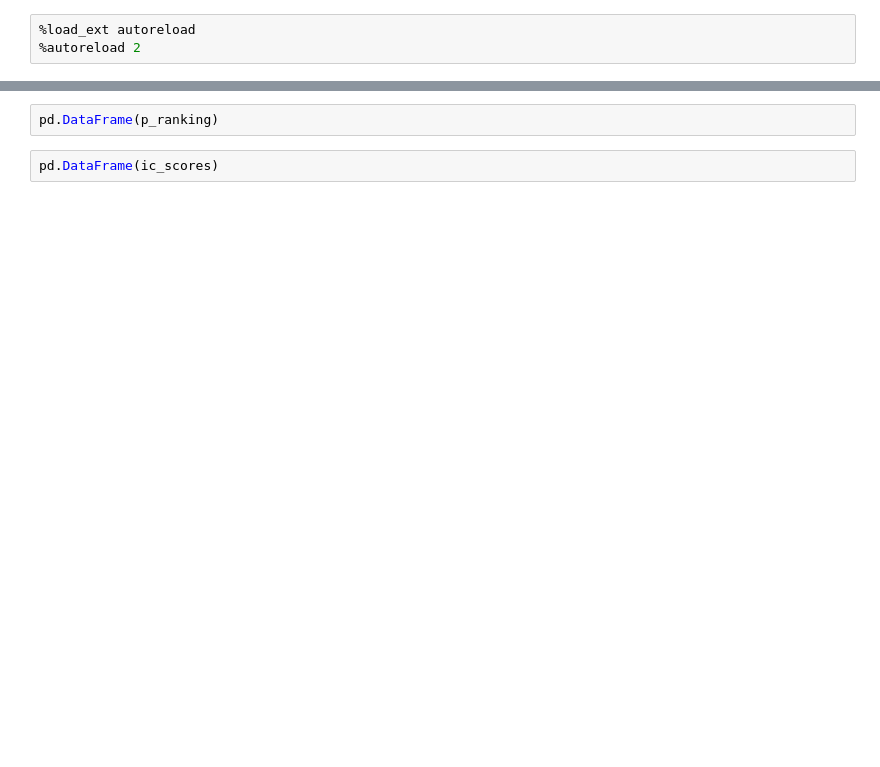
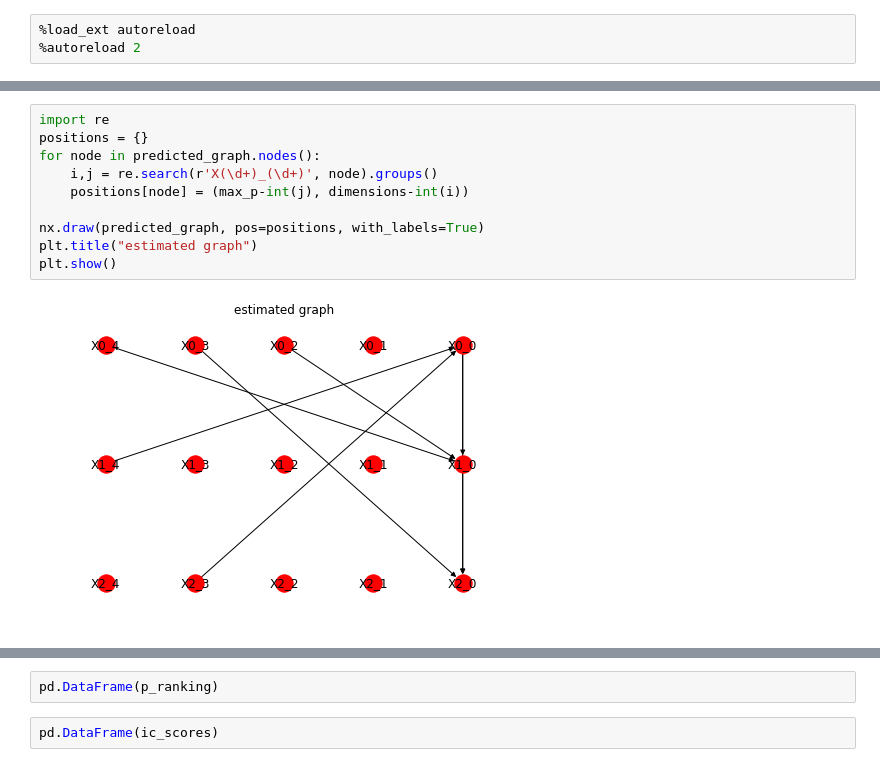
Before and after one commit to danthe96/CIoTS, a Jupyter notebook: simple_test.ipynb, the cells around one changed output, grey strips where cells are left out. Drawn from its saved outputs; the diff is of its cells as text; blank space fills up the shorter version.

```diff
--- a/simple_test.ipynb
+++ b/simple_test.ipynb
@@ -25,2 +26,14 @@ plt.show()
+# %%
+import re
+positions = {}
+for node in predicted_graph.nodes():
+    i,j = re.search(r'X(\d+)_(\d+)', node).groups()
+    positions[node] = (max_p-int(j), dimensions-int(i))
+
+nx.draw(predicted_graph, pos=positions, with_labels=True)
+plt.title("estimated graph")
+plt.show()
+# %% [output]
+[figure, added]
 # %%
 pd.DataFrame(evaluate_edges(generator.graph, predicted_graph))
```
Also changed, not shown: parts of 9 cells of this notebook.
